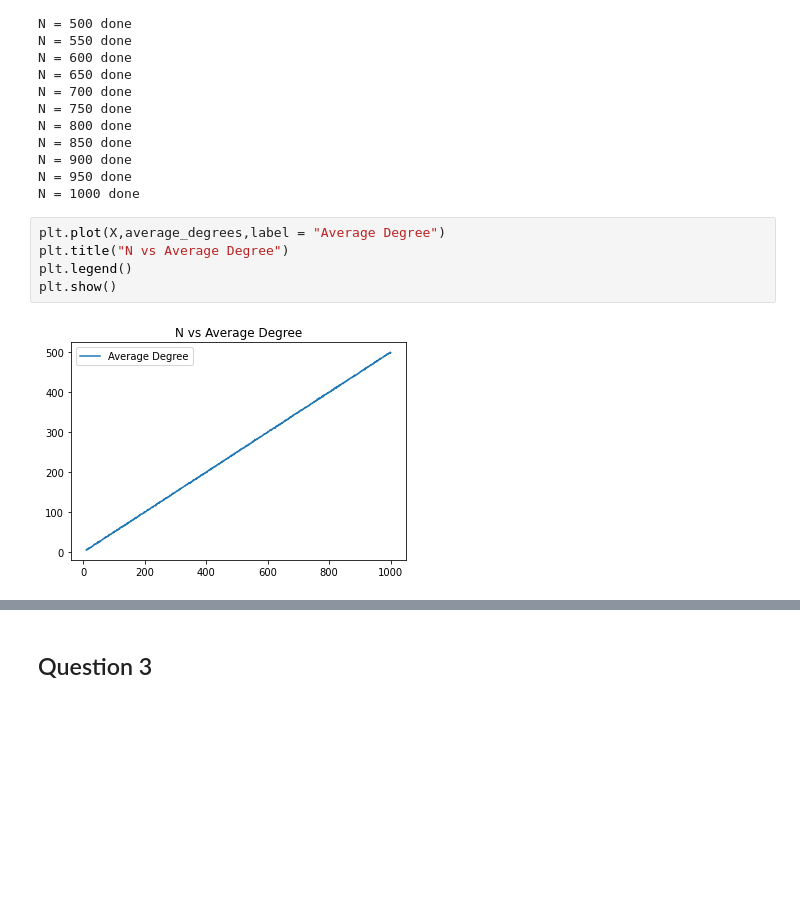
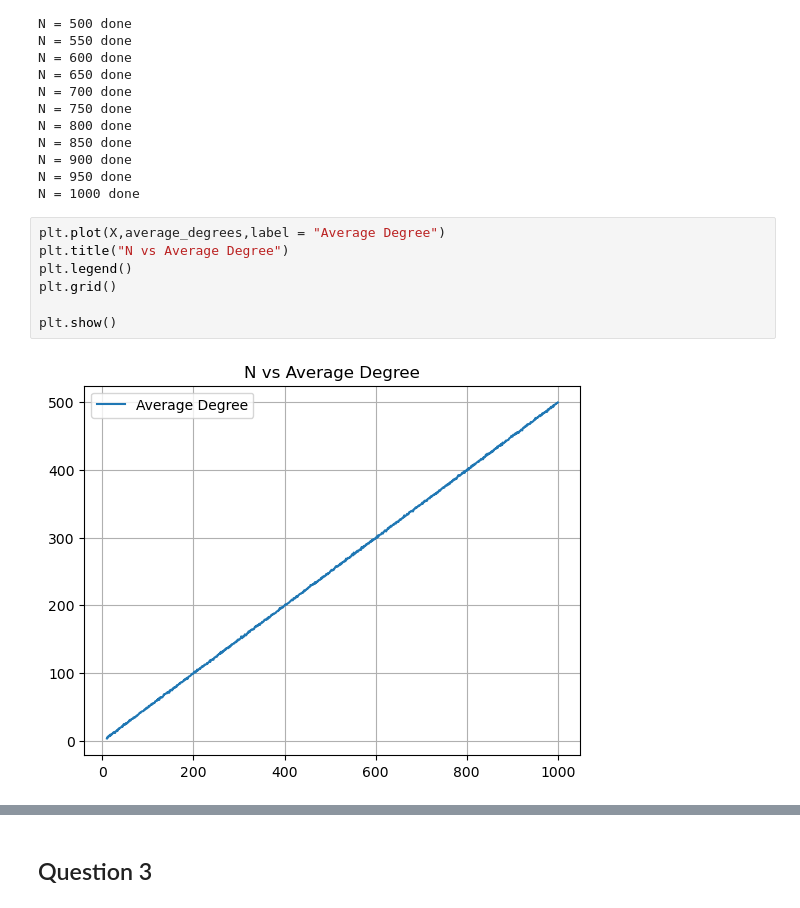
Before and after one commit to tathagatoroy/Dynamical-Processes-in-Complex-Networks, a Jupyter notebook: Assignment 1/Assignment_1.ipynb, the cells around one changed output, grey strips where cells are left out. Saved outputs shown, nothing was run; the diff lists cells and outputs as text; blank space fills up the shorter version.

```diff
--- a/Assignment 1/Assignment_1.ipynb
+++ b/Assignment 1/Assignment_1.ipynb
@@ -227,10 +207,12 @@ N = 1000 done
 # %%
 plt.plot(X,average_degrees,label = "Average Degree")
 plt.title("N vs Average Degree")
 plt.legend()
+plt.grid()
+
 plt.show()
 # %% [output]
-[figure, old version]
+[figure, new version]
 # %%
 plt.plot(X,second_order_average_degrees,label = "Average Degree")
 plt.title("N vs Second Order Average Degree")
```
Also changed, not shown: parts of 18 cells of this notebook.
